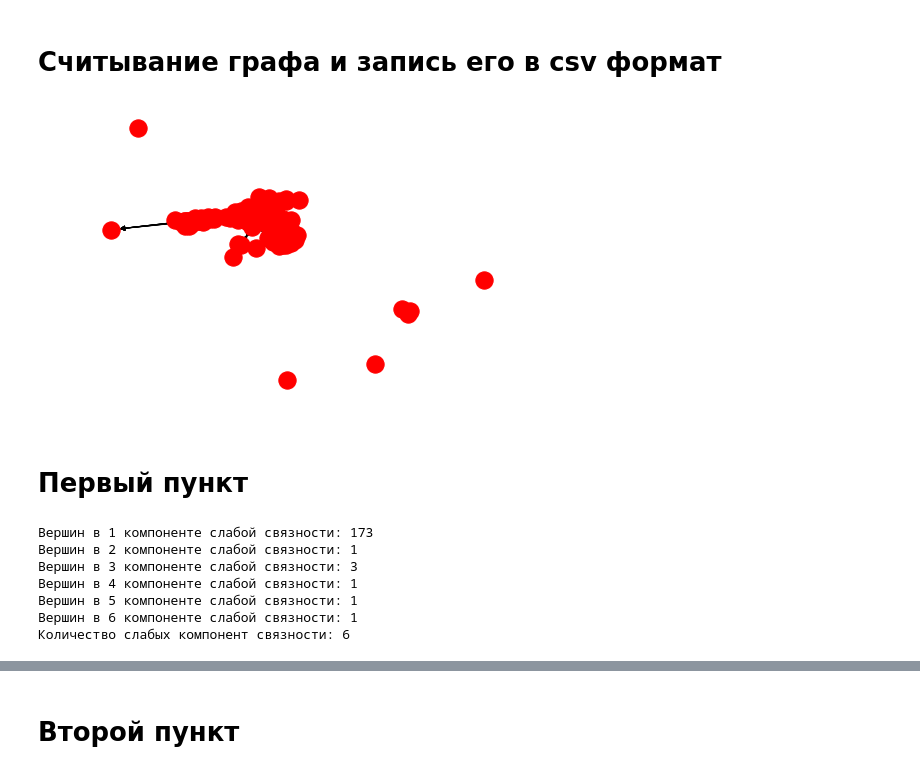
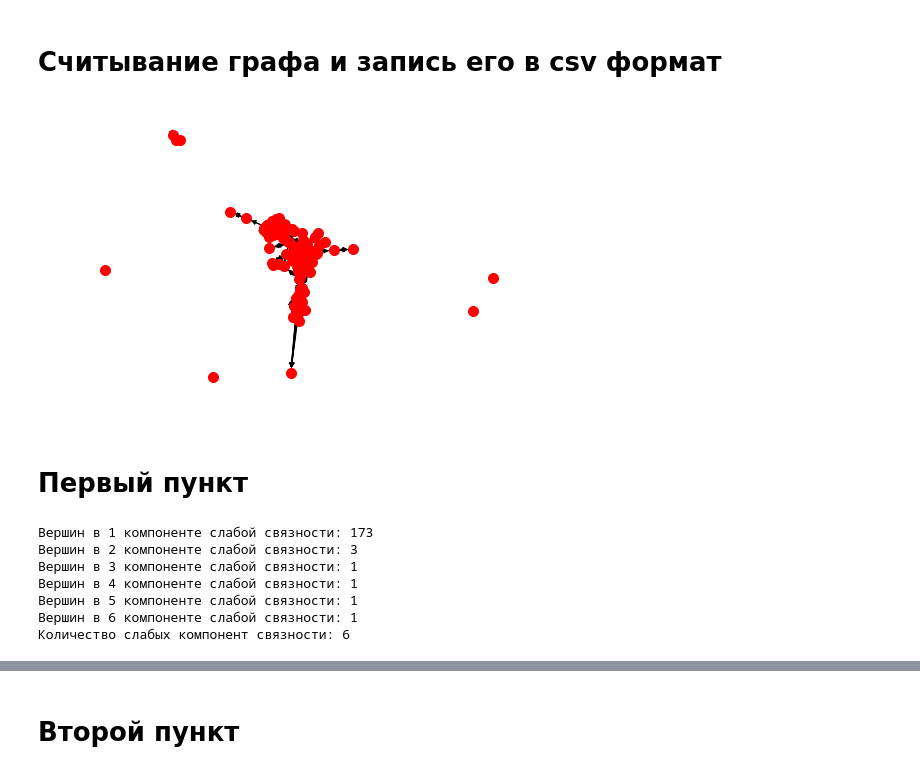
Before and after one commit to Egor14/vk-graph-analysis, a Jupyter notebook: open.ipynb, the cells around one changed output, grey strips where cells are left out. Drawn from its saved outputs; the diff is of its cells as text; code cells hidden in the pictures.

```diff
--- a/open.ipynb
+++ b/open.ipynb
@@ -4,35 +4,35 @@
 # Считывание графа
 import numpy as np
 import matplotlib.pyplot as plt
 import networkx as nx
 import pandas
 G=nx.read_gexf('friends.gexf')
-nx.draw(G)
+nx.draw(G, node_size=100)
 plt.draw()
 
 # Получение матрицы смежности и списков смежности ориентированного и неориентированного графов
 G_matrix = nx.to_numpy_matrix(G)
 G_undir_matrix = nx.to_numpy_matrix(G.to_undirected())
 G_list = nx.to_dict_of_lists(G)
 G_undir_list = nx.to_dict_of_lists(G.to_undirected())
 G_pd = nx.to_pandas_adjacency(G)
 
 # Запись матрицы смежности в csv формат
 import pandas as pd
 G_pd.to_csv('matrix.csv')
 
 # Запись списка смежности в csv формат
 new_list = []
 for i, ls in G_list.items():
     ls.insert(0, i)
     new_list.append(ls)
 import csv
 with open('list.csv', 'w') as f:
     writer = csv.writer(f)
     for i in new_list:
         writer.writerow(i)
 # %% [output]
-[figure, old version]
+[figure, new version]
 # %% [markdown]
 # Первый пункт
 # %%
@@ -50,13 +50,15 @@ def dfs(v, matrix):
 # %%
 # Подсчет количества компонент слабой связности и количества вершин в них с помощью поиска в глубину
 my_list = []
+max_comp = 0
 count = 0
 st = []
 while (set(st) != set(G_undir_list.keys())):
     stack = []
     comp = []
     dfs(list(set(G_undir_list.keys()).difference(set(st)))[0], G_undir_list)
-    if count == 0:
+    if len(comp)>max_comp:  # Запись в my_list всех вершин, находящихся в наибольшей слабой компоненте
+        max_comp = len(comp)
         my_list += comp
     st += comp
     print('Вершин в {} компоненте слабой связности:'.format(count+1), len(comp))
@@ -64,8 +66,8 @@ while (set(st) != set(G_undir_list.keys())):
 print('Количество слабых компонент связности:', count)
 # %% [output]
 Вершин в 1 компоненте слабой связности: 173
-Вершин в 2 компоненте слабой связности: 1
-Вершин в 3 компоненте слабой связности: 3
+Вершин в 2 компоненте слабой связности: 3
+Вершин в 3 компоненте слабой связности: 1
 Вершин в 4 компоненте слабой связности: 1
 Вершин в 5 компоненте слабой связности: 1
 Вершин в 6 компоненте слабой связности: 1
```
Also changed, not shown: parts of 26 cells of this notebook.
